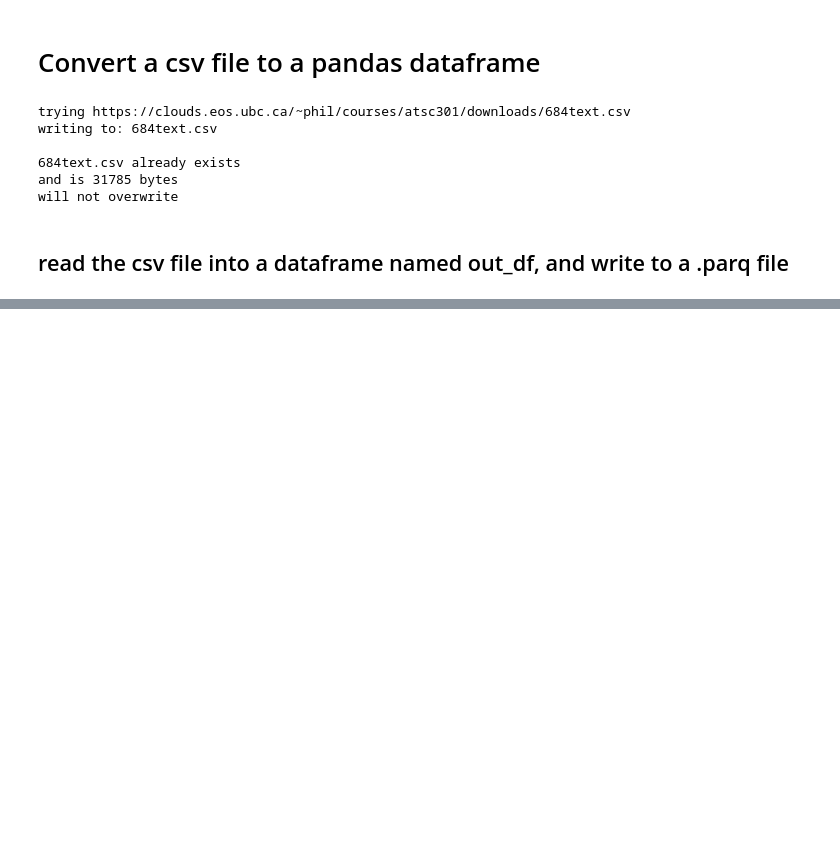
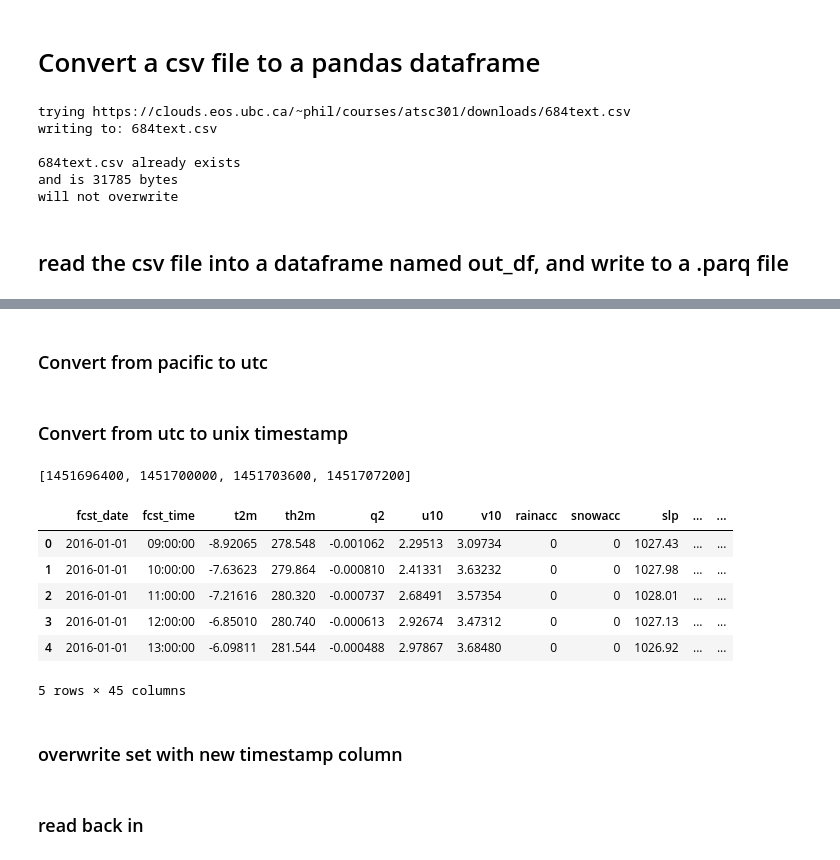
Before and after one commit to phaustin/tracking, a Jupyter notebook: notebook/write_zarr.ipynb, the cells around one changed output, grey strips where cells are left out. Saved outputs shown, nothing was run; the diff lists cells and outputs as text; code cells hidden in the pictures; blank space fills up the shorter version.

```diff
--- a/notebook/write_zarr.ipynb
+++ b/notebook/write_zarr.ipynb
@@ -154,0 +221,28 @@ print(round_trip_df.head())
+# %%
+pac=timezone('US/Pacific')
+datetimes_pac=[pac.localize(item) for item in datetimes]
+# %% [markdown]
+### Convert from pacific to utc
+# %%
+datetimes_utc=[item.astimezone(pytz.utc) for item in datetimes_pac]
+# %% [markdown]
+### Convert from utc to unix timestamp
+# %%
+timestamps = [int(item.strftime('%s')) for item in datetimes_utc]
+timestamps[:4]
+# %% [output]
+[1451696400, 1451700000, 1451703600, 1451707200]
+# %%
+round_trip_df['timestamp']=pd.Series(timestamps)
+# %%
+round_trip_df.head()
+# %% [output]
+|  | fcst_date | fcst_time | t2m | th2m | q2 | u10 | v10 | rainacc | snowacc | slp | ... | ... |
+| 0 | 2016-01-01 | 09:00:00 | -8.92065 | 278.548 | -0.001062 | 2.29513 | 3.09734 | 0 | 0 | 1027.43 | ... | ... |
+| 1 | 2016-01-01 | 10:00:00 | -7.63623 | 279.864 | -0.000810 | 2.41331 | 3.63232 | 0 | 0 | 1027.98 | ... | ... |
+| 2 | 2016-01-01 | 11:00:00 | -7.21616 | 280.320 | -0.000737 | 2.68491 | 3.57354 | 0 | 0 | 1028.01 | ... | ... |
+| 3 | 2016-01-01 | 12:00:00 | -6.85010 | 280.740 | -0.000613 | 2.92674 | 3.47312 | 0 | 0 | 1027.13 | ... | ... |
+| 4 | 2016-01-01 | 13:00:00 | -6.09811 | 281.544 | -0.000488 | 2.97867 | 3.68480 | 0 | 0 | 1026.92 | ... | ... |
+5 rows × 45 columns
+# %% [markdown]
+### overwrite set with new timestamp column
@@ -154,0 +251,2 @@ print(round_trip_df.head())
+# %% [markdown]
+### read back in
```
Also changed, not shown: parts of 27 cells of this notebook.
